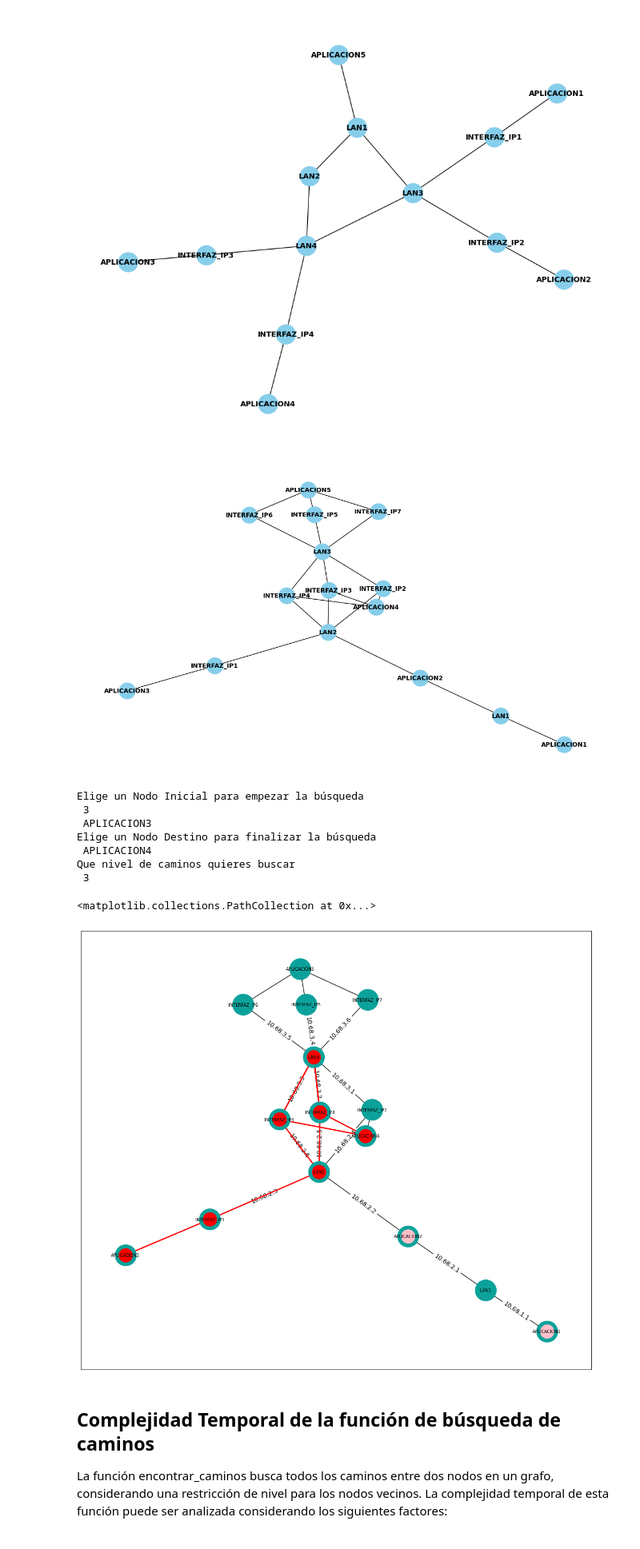
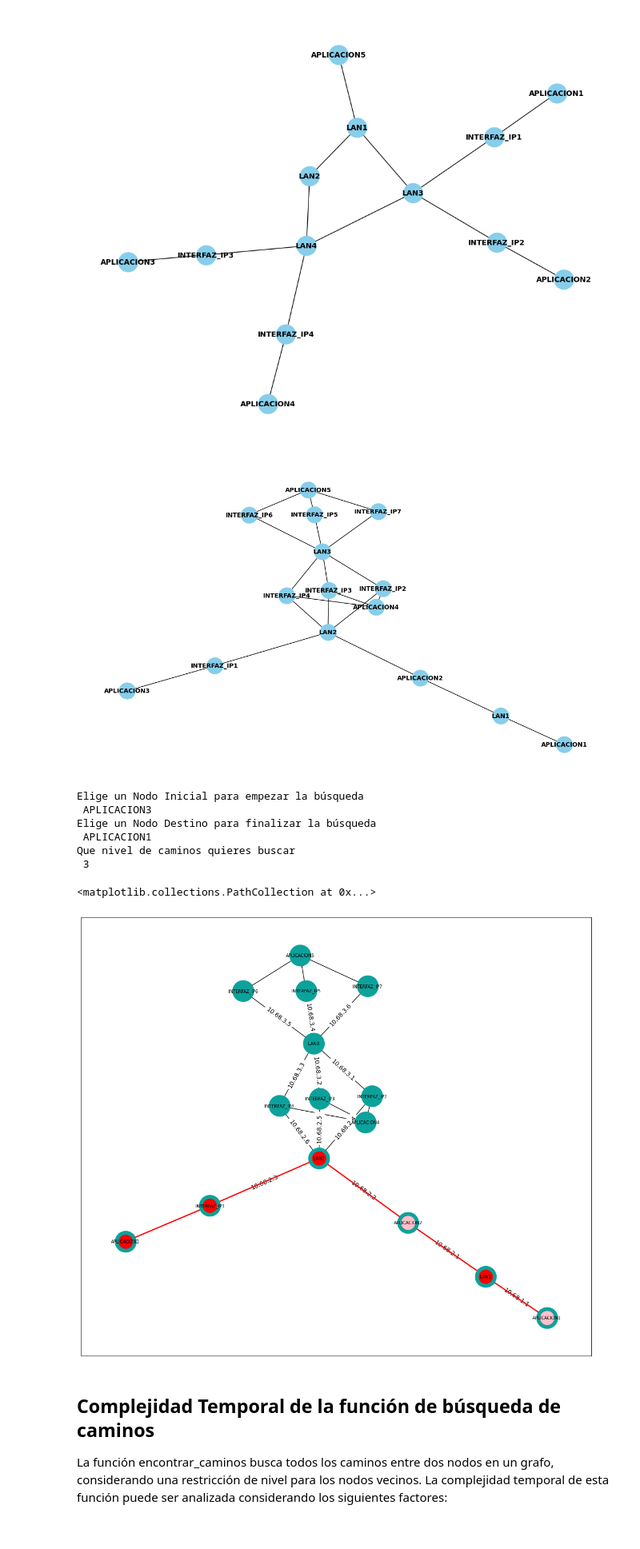
Before and after one commit to Aaronre4/Seguridad-por-Dise-o-en-Infraestructuras-de-Redes-IT, a Jupyter notebook: TFG.ipynb, the cells around one changed output. Shown at 80% size. Saved outputs shown, nothing was run; the diff lists cells and outputs as text; code cells hidden in the pictures.

```diff
--- a/TFG.ipynb
+++ b/TFG.ipynb
@@ -462,44 +467,43 @@ caminos = encontrar_caminos(G,nodo_inicial, nodo_destino, nivel)
 # Creamos un diccionario para mapear los nodos y bordes de los caminos
 camino_nodes = set()
 camino_edges = set()
 for camino in caminos:
     for i in range(len(camino) - 1):
         camino_nodes.add(camino[i])
         camino_edges.add((camino[i], camino[i+1]))
     #print(camino)
     camino_nodes.add(camino[-1])  # Agregar el último nodo del camino
 
 
 # Colocar en el plano cada nodo para que sea un arbol Top-down
-pos = nx.spring_layout(G, seed=0)
-pos_manual = {"APLICACION1": (0, 0), "LAN1": (0, -32), "APLICACION2": (0, -64), "LAN2": (0, -96), "INTERFAZ_IP1": (-4, -96), "APLICACION3": (-8, -96), "INTERFAZ_IP2": (-4, -128),  "INTERFAZ_IP3": (0, -128),  "INTERFAZ_IP4": (4, -128),  "APLICACION4": (12, -144),  "LAN3": (0, -160),  "INTERFAZ_IP5": (-4, -192),  "INTERFAZ_IP6": (0, -192),  "INTERFAZ_IP7": (4, -192),  "APLICACION5": (0, -224)}
+posicion = nx.spring_layout(G, seed=0)
+posicion_manual = {"APLICACION1": (0, 0), "LAN1": (0, -32), "APLICACION2": (0, -64), "LAN2": (0, -96), "INTERFAZ_IP1": (-4, -96), "APLICACION3": (-8, -96), "INTERFAZ_IP2": (-4, -128),  "INTERFAZ_IP3": (0, -128),  "INTERFAZ_IP4": (4, -128),  "APLICACION4": (12, -144),  "LAN3": (0, -160),  "INTERFAZ_IP5": (-4, -192),  "INTERFAZ_IP6": (0, -192),  "INTERFAZ_IP7": (4, -192),  "APLICACION5": (0, -224)}
 
 # Obtener el atributo direccion_ip de la arista
-edge_labels = nx.get_edge_attributes(G, 'direccion_ip')
+etiquetas_aristas = nx.get_edge_attributes(G, 'direccion_ip')
 
 fig = plt.figure(figsize=(15, 13))
 
 # draw graph
-nx.draw_networkx(G, pos, node_size=1200, node_color = "#0CA29B", font_size = 7)
+nx.draw_networkx(G, posicion, node_size=1200, node_color = "#0CA29B", font_size = 7)
 # draw edge attributes
-nx.draw_networkx_edge_labels(G, pos, edge_labels=edge_labels);
+nx.draw_networkx_edge_labels(G, posicion, edge_labels=etiquetas_aristas);
 
-nx.draw_networkx_nodes(G, pos, nodelist=camino_nodes, node_color='red', node_size=500)  # Superponemos los nodos de los caminos
-nx.draw_networkx_edges(G, pos, edgelist=camino_edges, edge_color='red', width=2)  # Superponemos los bordes de los caminos
+nx.draw_networkx_nodes(G, posicion, nodelist=camino_nodes, node_color='red', node_size=500)  # Superponemos los nodos de los caminos
+nx.draw_networkx_edges(G, posicion, edgelist=camino_edges, edge_color='red', width=2)  # Superponemos los bordes de los caminos
 
 camino_nodes = [node for node, data in G.nodes(data=True) if 'ip_forward' in data and data['ip_forward']]
-nx.draw_networkx_nodes(G, pos, nodelist=camino_nodes, node_color='pink', node_size=500)  # Superponemos los nodos de los caminos
+nx.draw_networkx_nodes(G, posicion, nodelist=camino_nodes, node_color='pink', node_size=500)  # Superponemos los nodos de los caminos
 # %% [output]
 [figure]
 Elige un Nodo Inicial para empezar la búsqueda
- 3
  APLICACION3
 Elige un Nodo Destino para finalizar la búsqueda
- APLICACION4
+ APLICACION1
 Que nivel de caminos quieres buscar
  3
 <matplotlib.collections.PathCollection at 0x...>
-[figure, old version]
+[figure, new version]
 # %% [markdown]
 ## Complejidad Temporal de la función de búsqueda de caminos
 <a id="Complejidad-Temporal-de-la-funcióm-de-búsqueda-de-caminos"></a>
```
Also changed, not shown: parts of 10 cells of this notebook.
